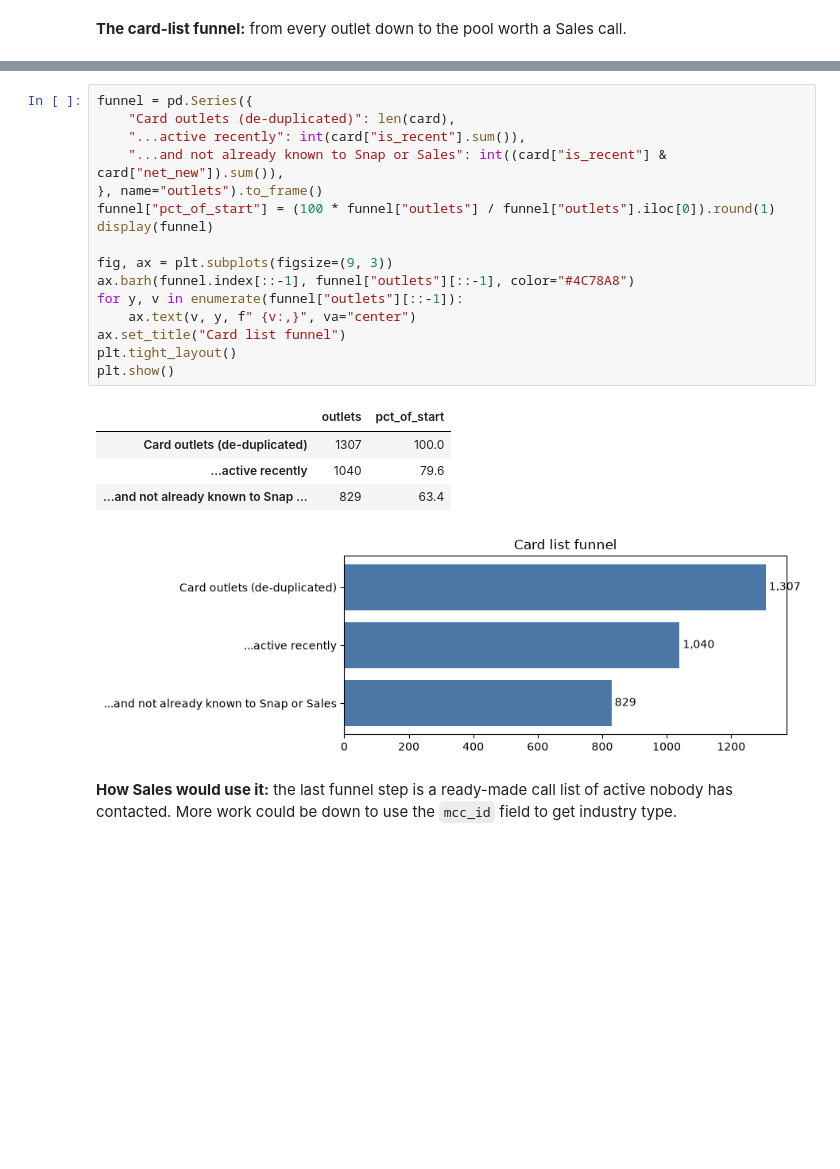
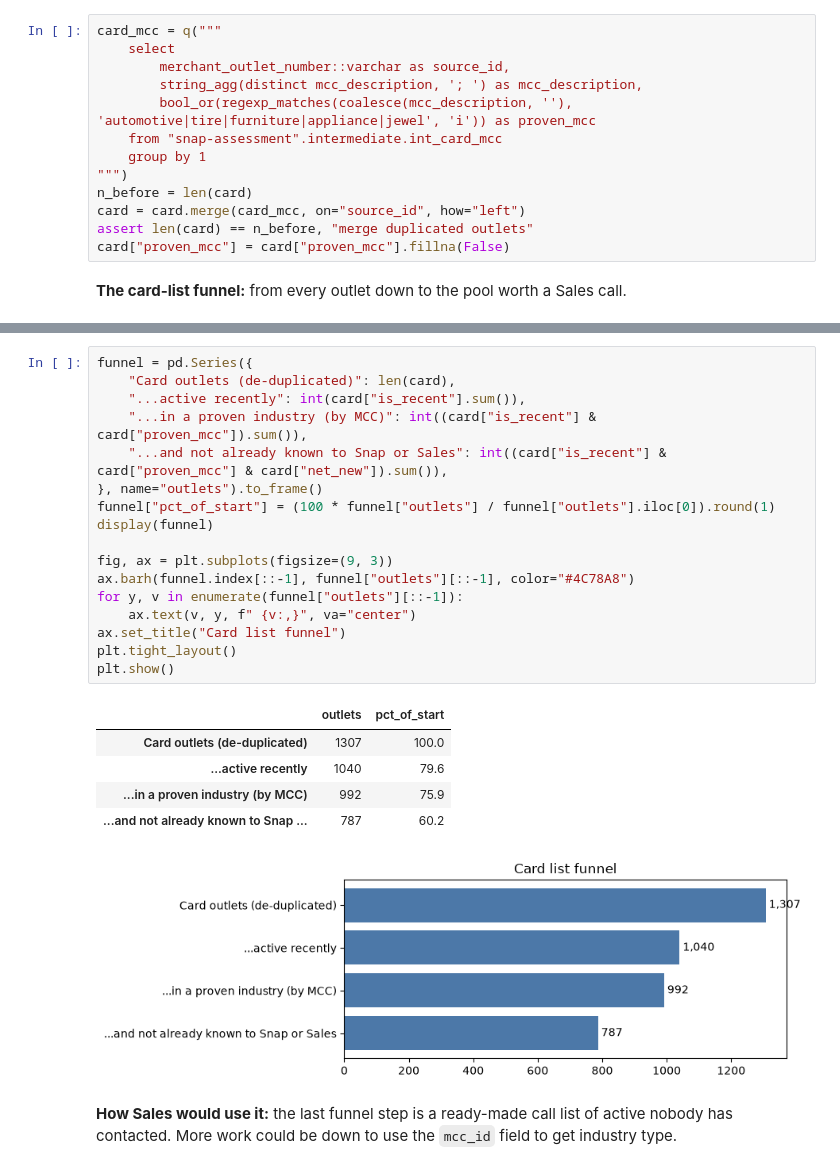
Before and after one commit to djf0512/snap-assessment, a Jupyter notebook: analysis/03_where_to_find_more.ipynb, the cells around one changed output, grey strips where cells are left out. Saved outputs shown, nothing was run; the diff lists cells and outputs as text; blank space fills up the shorter version.

```diff
--- a/analysis/03_where_to_find_more.ipynb
+++ b/analysis/03_where_to_find_more.ipynb
@@ -264,5 +264,18 @@ recency
 | Txn before 3 years ago | 39 | 0.0 | 39 | 3.0 |
 | No Txn | 38 | 0.0 | 31 | 2.9 |
 | Reg inactive with txn in last 3 m... | 3 | 0.0 | 3 | 0.2 |
+# %%
+card_mcc = q("""
+    select
+        merchant_outlet_number::varchar as source_id,
+        string_agg(distinct mcc_description, '; ') as mcc_description,
+        bool_or(regexp_matches(coalesce(mcc_description, ''), 'automotive|tire|furniture|appliance|jewel', 'i')) as proven_mcc
+    from "snap-assessment".intermediate.int_card_mcc
+    group by 1
+""")
+n_before = len(card)
+card = card.merge(card_mcc, on="source_id", how="left")
+assert len(card) == n_before, "merge duplicated outlets"
+card["proven_mcc"] = card["proven_mcc"].fillna(False)
 # %% [markdown]
 **The card-list funnel:** from every outlet down to the pool worth a Sales call.
@@ -285,25 +282,27 @@ card
 # %%
 funnel = pd.Series({
     "Card outlets (de-duplicated)": len(card),
     "...active recently": int(card["is_recent"].sum()),
-    "...and not already known to Snap or Sales": int((card["is_recent"] & card["net_new"]).sum()),
+    "...in a proven industry (by MCC)": int((card["is_recent"] & card["proven_mcc"]).sum()),
+    "...and not already known to Snap or Sales": int((card["is_recent"] & card["proven_mcc"] & card["net_new"]).sum()),
 }, name="outlets").to_frame()
 funnel["pct_of_start"] = (100 * funnel["outlets"] / funnel["outlets"].iloc[0]).round(1)
 display(funnel)
 
 fig, ax = plt.subplots(figsize=(9, 3))
 ax.barh(funnel.index[::-1], funnel["outlets"][::-1], color="#4C78A8")
 for y, v in enumerate(funnel["outlets"][::-1]):
     ax.text(v, y, f" {v:,}", va="center")
 ax.set_title("Card list funnel")
 plt.tight_layout()
 plt.show()
 # %% [output]
 |  | outlets | pct_of_start |
 | Card outlets (de-duplicated) | 1307 | 100.0 |
 | ...active recently | 1040 | 79.6 |
-| ...and not already known to Snap ... | 829 | 63.4 |
+| ...in a proven industry (by MCC) | 992 | 75.9 |
+| ...and not already known to Snap ... | 787 | 60.2 |
-[figure, old version]
+[figure, new version]
 # %% [markdown]
 **How Sales would use it:** the last funnel step is a ready-made call list of active nobody has contacted. More work could be down to use the `mcc_id` field to get industry type.
 # %% [markdown]
```
Also changed, not shown: parts of 1 cell of this notebook, 1 other file.
